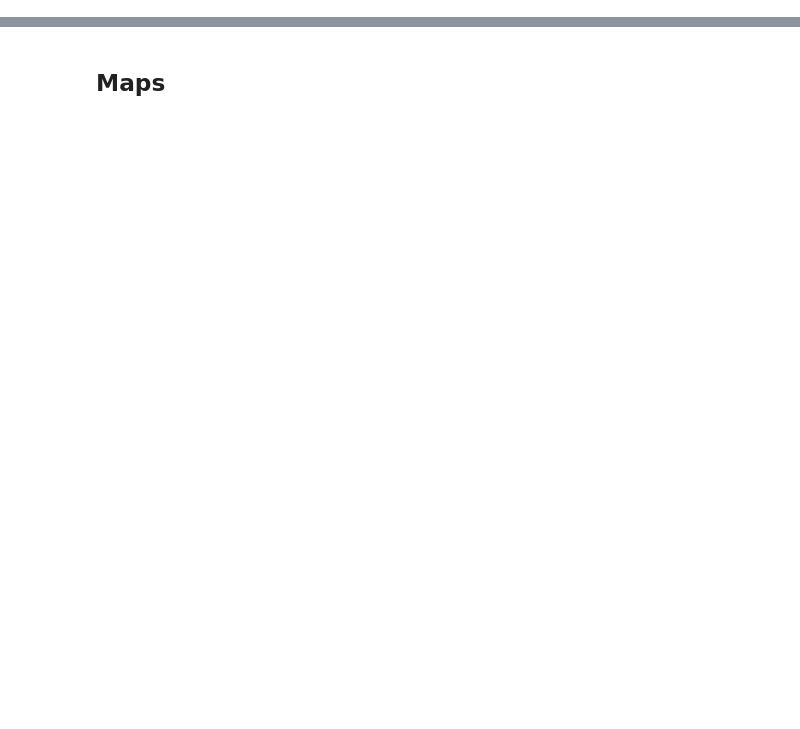
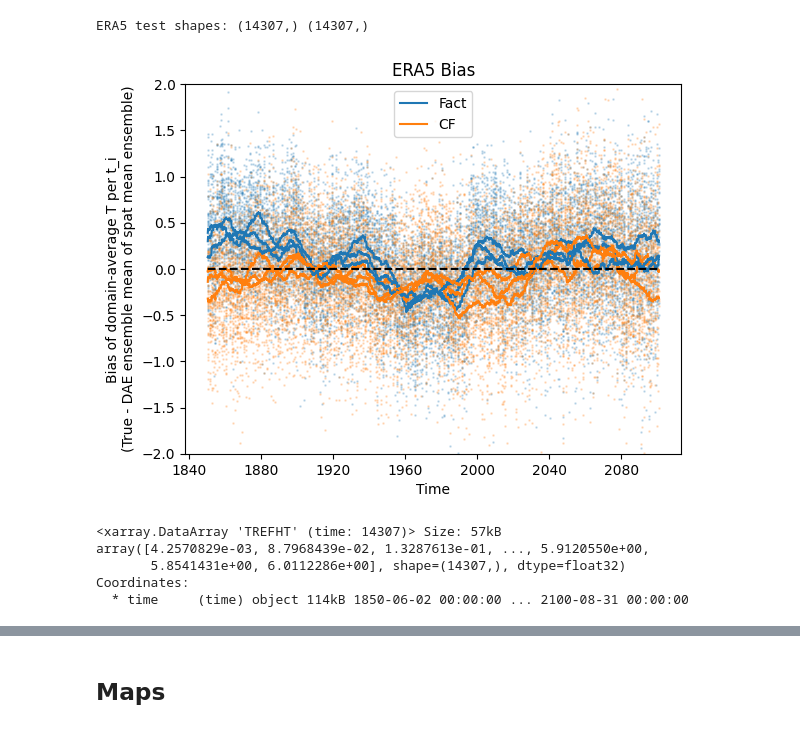
Before and after one commit to Motte12/Towards-a-distributional-autoencoder-for-climate-counterfactuals, a Jupyter notebook: src/analysis/extended_abstract_figure.ipynb, the cells around one changed output, grey strips where cells are left out. Saved outputs shown, nothing was run; the diff lists cells and outputs as text; code cells hidden in the pictures; blank space fills up the shorter version.

```diff
--- a/src/analysis/extended_abstract_figure.ipynb
+++ b/src/analysis/extended_abstract_figure.ipynb
@@ -52 +91,76 @@ dae_eth_cf = xr.open_dataset(dae_eth_cf_path)
+# %%
+weights = np.cos(np.deg2rad(ds_test_eth_fact.lat))
+x_eth_fact_reduced_mean = ds_test_eth_fact.TREFHT.weighted(weights).mean(dim=("lat","lon"), skipna=True)
+x_eth_fact_reduced_mean_numpy = x_eth_fact_reduced_mean.values
+
+# Counterfactual ERA5 test data
+weights = np.cos(np.deg2rad(ds_test_eth_cf.lat))
+x_eth_cf_reduced_mean = ds_test_eth_cf.TREFHT.weighted(weights).mean(dim=("lat","lon"), skipna=True)
+x_eth_cf_reduced_mean_numpy = x_eth_cf_reduced_mean.values
+
+# DAE ensemble spat means
+dpa_eth_fact_ensemble_spat_mean = dae_eth_ens_spatial_mean #dpa_ensemble_fact_raw.TREFHT.mean(dim="lat_x_lon")
+dpa_eth_cf_ensemble_spat_mean = dae_eth_ens_spatial_mean_cf #dpa_ensemble_raw_cf.TREFHT.mean(dim="lat_x_lon")
+
+# DAE ensemble mean spat mean
+dpa_eth_fact_ensemble_mean_spat_mean = dpa_eth_fact_ensemble_spat_mean.mean(dim="ensemble_member")
+dpa_eth_cf_ensemble_mean_spat_mean = dpa_eth_cf_ensemble_spat_mean.mean(dim="ensemble_member")
+dpa_eth_cf_ensemble_mean_spat_mean
+
+
+print("ERA5 test shapes:", x_eth_fact_reduced_mean_numpy.shape, x_eth_cf_reduced_mean_numpy.shape)
+test_sets = [x_eth_fact_reduced_mean_numpy, x_eth_cf_reduced_mean_numpy]
+dpa_spat_means = [dpa_eth_fact_ensemble_spat_mean, dpa_eth_cf_ensemble_spat_mean]
+dae_ensemble_means_spat_means = [dpa_eth_fact_ensemble_mean_spat_mean, dpa_eth_cf_ensemble_mean_spat_mean]
+# %% [output]
+ERA5 test shapes: (14307,) (14307,)
+# %%
+temporal_era5_bias_fact = x_eth_fact_reduced_mean - dpa_eth_fact_ensemble_mean_spat_mean
+temporal_era5_bias_cf = x_eth_cf_reduced_mean - dpa_eth_cf_ensemble_mean_spat_mean.assign_coords(time=x_eth_cf_reduced_mean.time)
+temporal_era5_bias_cf
+
+time = temporal_era5_bias_fact.indexes["time"].to_datetimeindex()
+plt.scatter(time, temporal_era5_bias_fact.values, marker='.', alpha=0.2, s=3)
+plt.scatter(time, temporal_era5_bias_cf.values, marker='.', alpha=0.2, s=3)
+#temporal_era5_bias_fact.plot.scatter()
+
+def moving_average_edge(x, window):
+    kernel = np.ones(window)
+
+    # Convolve data
+    smoothed = np.convolve(x, kernel, mode='same')
+
+    # Convolve ones to count how many valid points contribute at each position
+    counts = np.convolve(np.ones_like(x), kernel, mode='same')
+
+    return smoothed / counts
+
+window = 200
+smooth_era5_bias_fact = moving_average_edge(temporal_era5_bias_fact.values, window)
+smooth_era5_bias_cf = moving_average_edge(temporal_era5_bias_cf.values, window)
+for i in range(3):
+    if i ==2:
+        plt.plot(time[i*4769:(i+1)*4769], smooth_era5_bias_fact[i*4769:(i+1)*4769], color="tab:blue", label="Fact")
+        plt.plot(time[i*4769:(i+1)*4769], smooth_era5_bias_cf[i*4769:(i+1)*4769], color="tab:orange", label="CF")
+        plt.plot(time[i*4769:(i+1)*4769], np.zeros(4769), color='k', linestyle='--')
+    else:
+        plt.plot(time[i*4769:(i+1)*4769], smooth_era5_bias_fact[i*4769:(i+1)*4769], color="tab:blue")
+        plt.plot(time[i*4769:(i+1)*4769], smooth_era5_bias_cf[i*4769:(i+1)*4769], color="tab:orange")
+    plt.legend()
+    plt.xlabel("Time")
+    plt.ylabel("Bias of domain-average T per t_i\n(True - DAE ensemble mean of spat mean ensemble)")
+    plt.title("ERA5 Bias")
+#plt.savefig("ERA5_2003/time_resolved_bias.pdf")
+plt.ylim(-2,2)
+plt.show()
+# %% [output]
+[figure, added]
+# %%
+era5_dae_thermodynamics
+# %% [output]
+<xarray.DataArray 'TREFHT' (time: 14307)> Size: 57kB
+array([4.2570829e-03, 8.7968439e-02, 1.3287613e-01, ..., 5.9120550e+00,
+       5.8541431e+00, 6.0112286e+00], shape=(14307,), dtype=float32)
+Coordinates:
+  * time     (time) object 114kB 1850-06-02 00:00:00 ... 2100-08-31 00:00:00
 # %%
```
Also changed, not shown: parts of 20 cells of this notebook, 7 other files.
